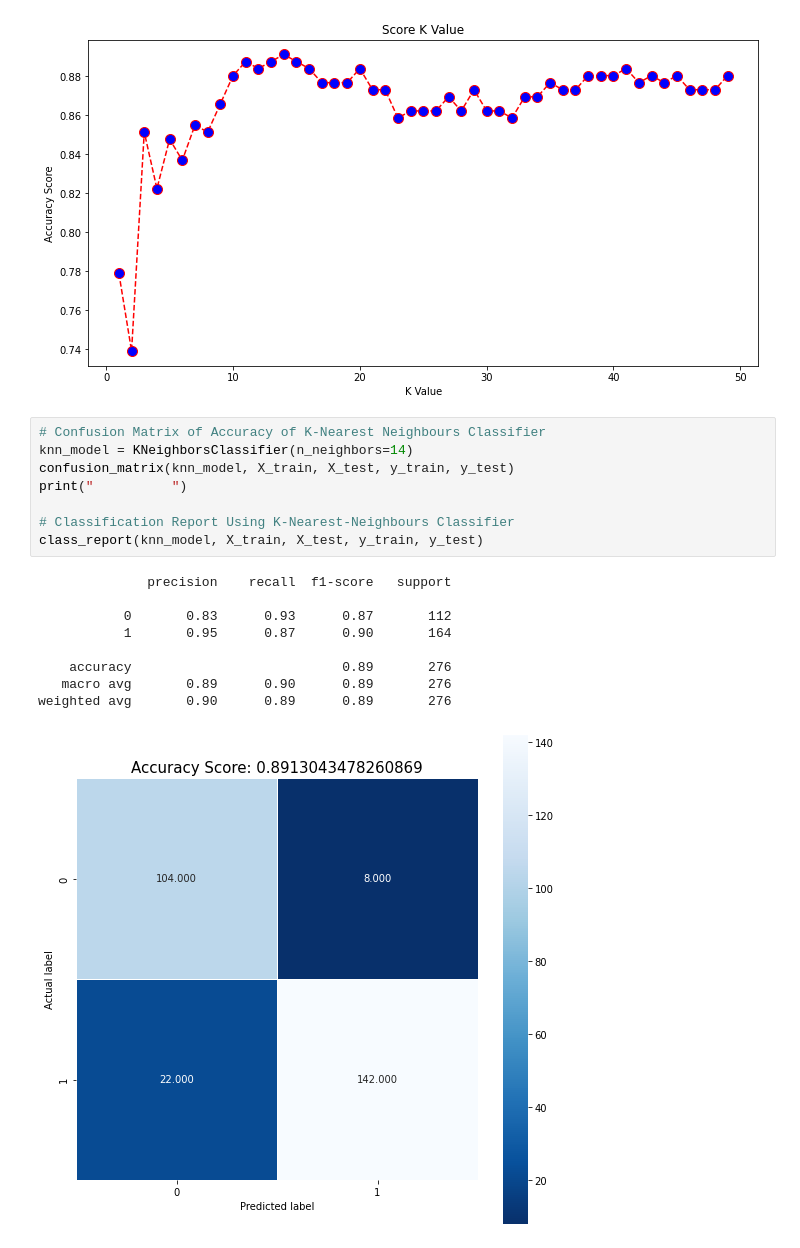
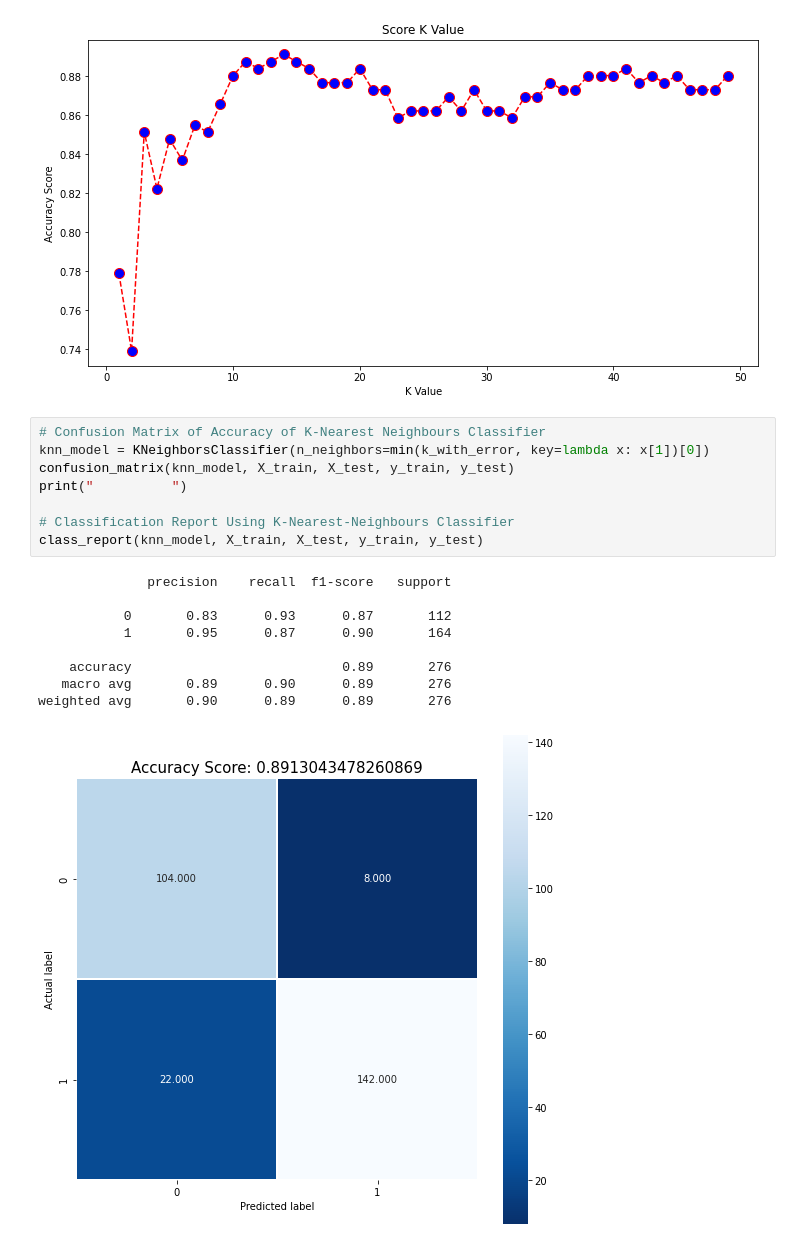
Before and after one commit to AndSiq97/Heart-Failure-Data-Challenge, a Jupyter notebook: Heart_Failure_Dataset_Challenge.ipynb, the cells around one changed output. Cells and saved outputs as stored; diff of their text form.

```diff
--- a/Heart_Failure_Dataset_Challenge.ipynb
+++ b/Heart_Failure_Dataset_Challenge.ipynb
@@ -1392,22 +1391,22 @@ Text(0, 0.5, 'Accuracy Score')
 [figure]
 # %%
 # Confusion Matrix of Accuracy of K-Nearest Neighbours Classifier
-knn_model = KNeighborsClassifier(n_neighbors=14)
+knn_model = KNeighborsClassifier(n_neighbors=min(k_with_error, key=lambda x: x[1])[0])
 confusion_matrix(knn_model, X_train, X_test, y_train, y_test)
 print("          ")
 
 # Classification Report Using K-Nearest-Neighbours Classifier
 class_report(knn_model, X_train, X_test, y_train, y_test)
 # %% [output]
               precision    recall  f1-score   support
 
            0       0.83      0.93      0.87       112
            1       0.95      0.87      0.90       164
 
     accuracy                           0.89       276
    macro avg       0.89      0.90      0.89       276
 weighted avg       0.90      0.89      0.89       276
-[figure, old version]
+[figure, new version]
 # %%
 # Confusion Matrix of Accuracy of Gaussian Naive Bayes Classifier
 nb_model = GaussianNB()
```
Also changed, not shown: parts of 19 cells of this notebook.
